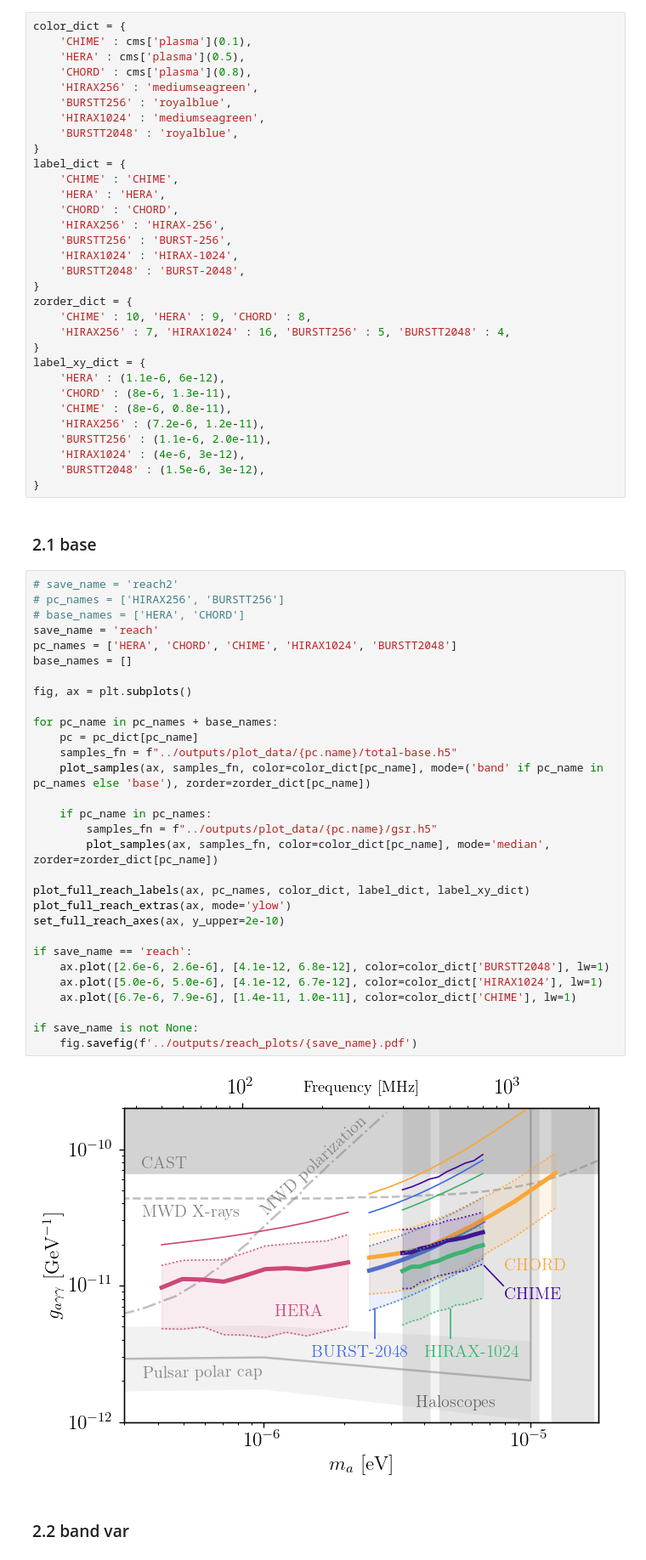
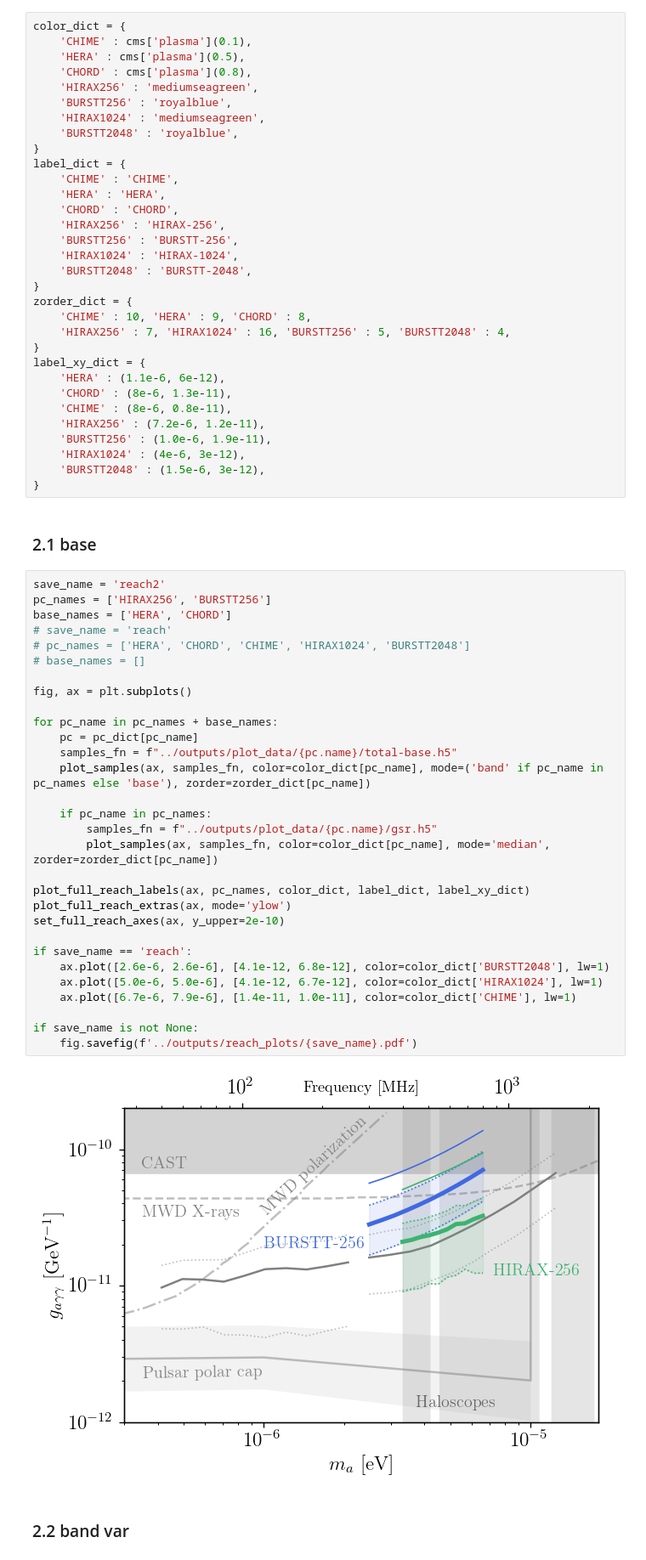
Before and after one commit to yitiansun/axion-mirror, a Jupyter notebook: estimates/plot_reach.ipynb, the cells around one changed output. Shown at 85% size. Drawn from its saved outputs; the diff is of its cells as text.

Commit message:
fix plots

```diff
--- a/estimates/plot_reach.ipynb
+++ b/estimates/plot_reach.ipynb
@@ -209,9 +209,9 @@ label_dict = {
     'HERA' : 'HERA',
     'CHORD' : 'CHORD',
     'HIRAX256' : 'HIRAX-256',
-    'BURSTT256' : 'BURST-256',
+    'BURSTT256' : 'BURSTT-256',
     'HIRAX1024' : 'HIRAX-1024',
-    'BURSTT2048' : 'BURST-2048',
+    'BURSTT2048' : 'BURSTT-2048',
 }
 zorder_dict = {
     'CHIME' : 10, 'HERA' : 9, 'CHORD' : 8,
@@ -222,44 +222,44 @@ label_xy_dict = {
     'CHORD' : (8e-6, 1.3e-11),
     'CHIME' : (8e-6, 0.8e-11),
     'HIRAX256' : (7.2e-6, 1.2e-11),
-    'BURSTT256' : (1.1e-6, 2.0e-11),
+    'BURSTT256' : (1.0e-6, 1.9e-11),
     'HIRAX1024' : (4e-6, 3e-12),
     'BURSTT2048' : (1.5e-6, 3e-12),
 }
 # %% [markdown]
 ### 2.1 base
 # %%
-# save_name = 'reach2'
-# pc_names = ['HIRAX256', 'BURSTT256']
-# base_names = ['HERA', 'CHORD']
-save_name = 'reach'
-pc_names = ['HERA', 'CHORD', 'CHIME', 'HIRAX1024', 'BURSTT2048']
-base_names = []
+save_name = 'reach2'
+pc_names = ['HIRAX256', 'BURSTT256']
+base_names = ['HERA', 'CHORD']
+# save_name = 'reach'
+# pc_names = ['HERA', 'CHORD', 'CHIME', 'HIRAX1024', 'BURSTT2048']
+# base_names = []
 
 fig, ax = plt.subplots()
 
 for pc_name in pc_names + base_names:
     pc = pc_dict[pc_name]
     samples_fn = f"../outputs/plot_data/{pc.name}/total-base.h5"
     plot_samples(ax, samples_fn, color=color_dict[pc_name], mode=('band' if pc_name in pc_names else 'base'), zorder=zorder_dict[pc_name])
 
     if pc_name in pc_names:
         samples_fn = f"../outputs/plot_data/{pc.name}/gsr.h5"
         plot_samples(ax, samples_fn, color=color_dict[pc_name], mode='median', zorder=zorder_dict[pc_name])
 
 plot_full_reach_labels(ax, pc_names, color_dict, label_dict, label_xy_dict)
 plot_full_reach_extras(ax, mode='ylow')
 set_full_reach_axes(ax, y_upper=2e-10)
 
 if save_name == 'reach':
     ax.plot([2.6e-6, 2.6e-6], [4.1e-12, 6.8e-12], color=color_dict['BURSTT2048'], lw=1)
     ax.plot([5.0e-6, 5.0e-6], [4.1e-12, 6.7e-12], color=color_dict['HIRAX1024'], lw=1)
     ax.plot([6.7e-6, 7.9e-6], [1.4e-11, 1.0e-11], color=color_dict['CHIME'], lw=1)
 
 if save_name is not None:
     fig.savefig(f'../outputs/reach_plots/{save_name}.pdf')
 # %% [output]
-[figure, old version]
+[figure, new version]
 # %% [markdown]
 ### 2.2 band var
 # %%
```
Also changed, not shown: parts of 1 cell of this notebook.
